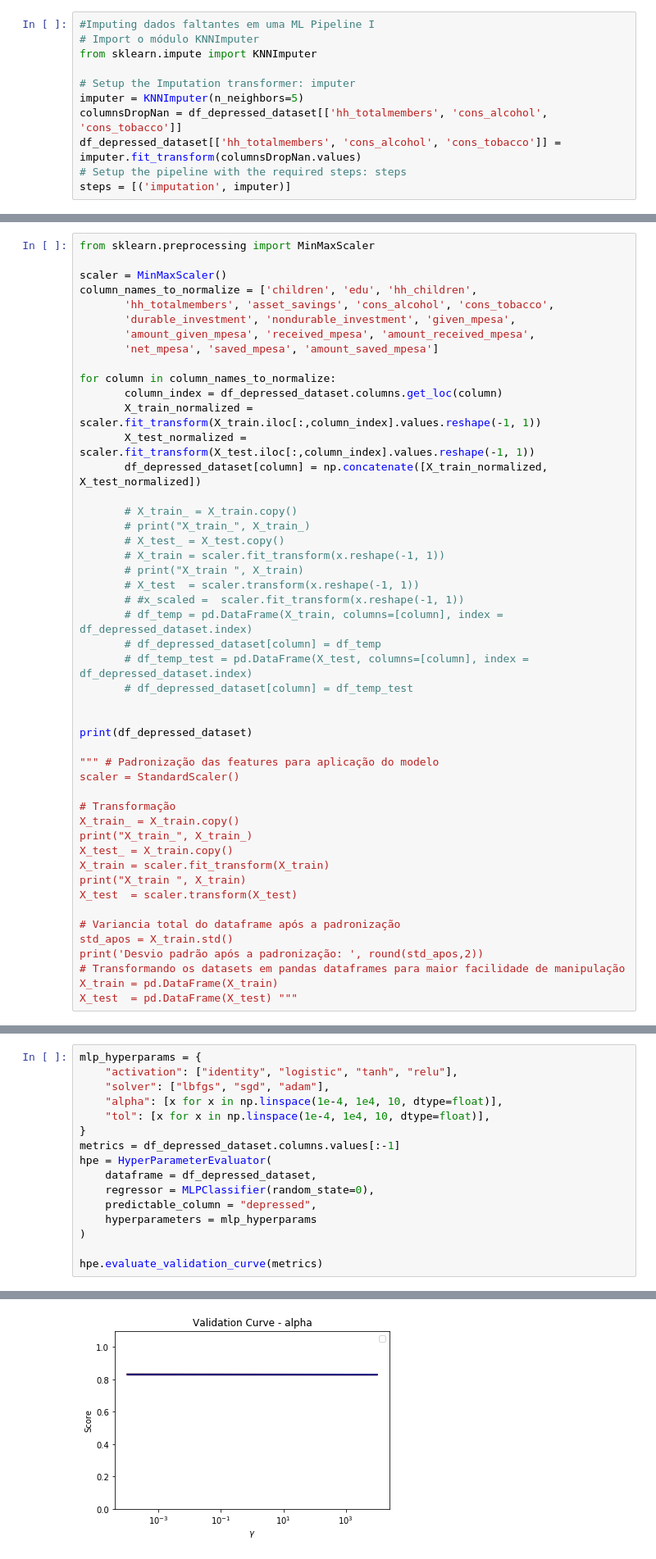
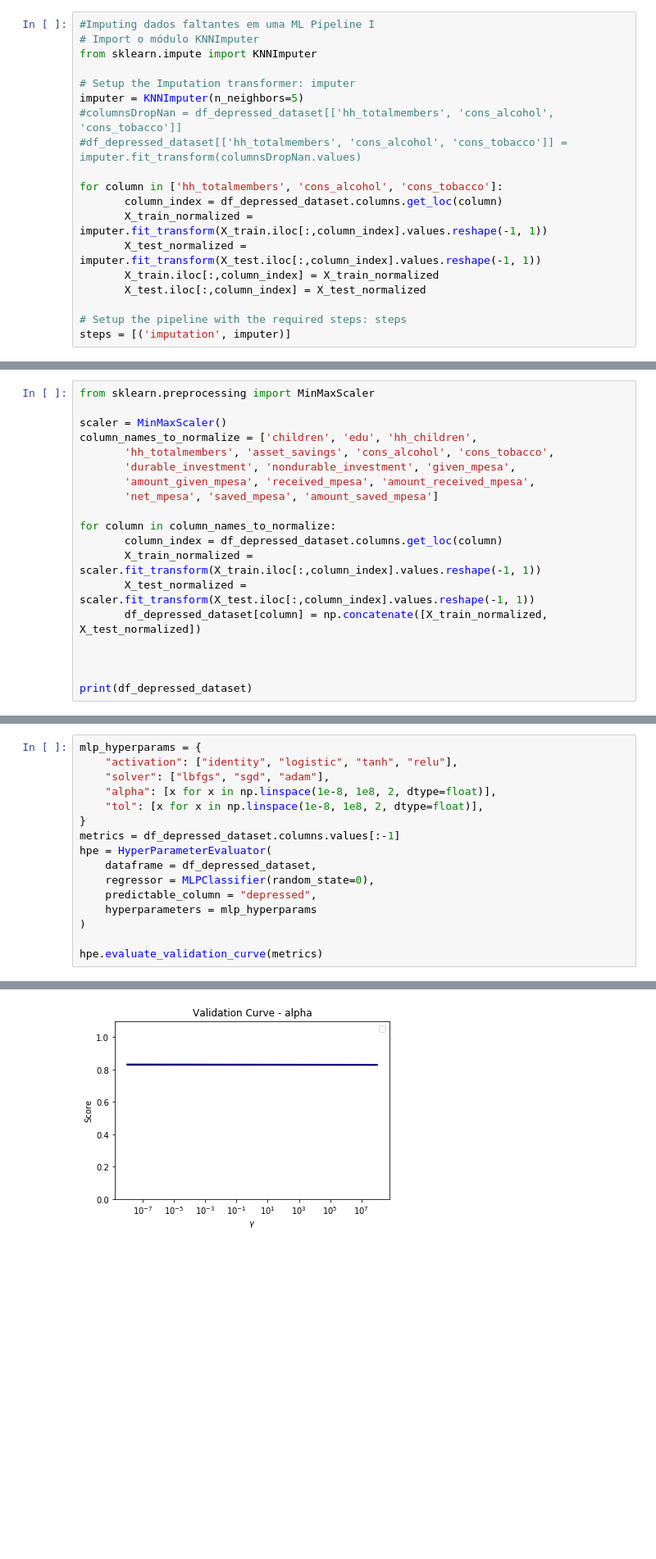
Before and after one commit to kaline/TrabalhoFinalML, a Jupyter notebook: dataset.ipynb, the cells around one changed output, grey strips where cells are left out. Shown at 82% size. Saved outputs shown, nothing was run; the diff lists cells and outputs as text; blank space fills up the shorter version.

```diff
--- a/dataset.ipynb
+++ b/dataset.ipynb
@@ -581,8 +581,16 @@ from sklearn.impute import KNNImputer
 
 # Setup the Imputation transformer: imputer
 imputer = KNNImputer(n_neighbors=5)
-columnsDropNan = df_depressed_dataset[['hh_totalmembers', 'cons_alcohol', 'cons_tobacco']]
-df_depressed_dataset[['hh_totalmembers', 'cons_alcohol', 'cons_tobacco']] = imputer.fit_transform(columnsDropNan.values)
+#columnsDropNan = df_depressed_dataset[['hh_totalmembers', 'cons_alcohol', 'cons_tobacco']]
+#df_depressed_dataset[['hh_totalmembers', 'cons_alcohol', 'cons_tobacco']] = imputer.fit_transform(columnsDropNan.values)
+
+for column in ['hh_totalmembers', 'cons_alcohol', 'cons_tobacco']:
+       column_index = df_depressed_dataset.columns.get_loc(column)
+       X_train_normalized = imputer.fit_transform(X_train.iloc[:,column_index].values.reshape(-1, 1))
+       X_test_normalized = imputer.fit_transform(X_test.iloc[:,column_index].values.reshape(-1, 1))
+       X_train.iloc[:,column_index] = X_train_normalized
+       X_test.iloc[:,column_index] = X_test_normalized
+
 # Setup the pipeline with the required steps: steps
 steps = [('imputation', imputer)]
 # %%
@@ -724,38 +732,9 @@ for column in column_names_to_normalize:
        X_test_normalized = scaler.fit_transform(X_test.iloc[:,column_index].values.reshape(-1, 1))
        df_depressed_dataset[column] = np.concatenate([X_train_normalized, X_test_normalized])
 
-       # X_train_ = X_train.copy()
-       # print("X_train_", X_train_)
-       # X_test_ = X_test.copy()
-       # X_train = scaler.fit_transform(x.reshape(-1, 1))
-       # print("X_train ", X_train)
-       # X_test  = scaler.transform(x.reshape(-1, 1))
-       # #x_scaled =  scaler.fit_transform(x.reshape(-1, 1))
-       # df_temp = pd.DataFrame(X_train, columns=[column], index = df_depressed_dataset.index)
-       # df_depressed_dataset[column] = df_temp
-       # df_temp_test = pd.DataFrame(X_test, columns=[column], index = df_depressed_dataset.index)
-       # df_depressed_dataset[column] = df_temp_test
 
 
 print(df_depressed_dataset)
-
-""" # Padronização das features para aplicação do modelo
-scaler = StandardScaler()
-
-# Transformação
-X_train_ = X_train.copy()
-print("X_train_", X_train_)
-X_test_ = X_train.copy()
-X_train = scaler.fit_transform(X_train)
-print("X_train ", X_train)
-X_test  = scaler.transform(X_test)
-
-# Variancia total do dataframe após a padronização
-std_apos = X_train.std()
-print('Desvio padrão após a padronização: ', round(std_apos,2))
-# Transformando os datasets em pandas dataframes para maior facilidade de manipulação
-X_train = pd.DataFrame(X_train)
-X_test  = pd.DataFrame(X_test) """
 # %% [output]
       femaleres age  married  children       edu  hh_children  \
 0             1  28        1     0.250  0.562500     0.285714
@@ -1068,24 +1046,24 @@ class HyperParameterEvaluator:
 # %%
 mlp_hyperparams = {
     "activation": ["identity", "logistic", "tanh", "relu"],
     "solver": ["lbfgs", "sgd", "adam"],
-    "alpha": [x for x in np.linspace(1e-4, 1e4, 10, dtype=float)],
-    "tol": [x for x in np.linspace(1e-4, 1e4, 10, dtype=float)],
+    "alpha": [x for x in np.linspace(1e-8, 1e8, 2, dtype=float)],
+    "tol": [x for x in np.linspace(1e-8, 1e8, 2, dtype=float)],
 }
 metrics = df_depressed_dataset.columns.values[:-1]
 hpe = HyperParameterEvaluator(
     dataframe = df_depressed_dataset,
     regressor = MLPClassifier(random_state=0),
     predictable_column = "depressed",
     hyperparameters = mlp_hyperparams
 )
 
 hpe.evaluate_validation_curve(metrics)
 # %% [output]
 No handles with labels found to put in legend.
 [figure]
 No handles with labels found to put in legend.
 [figure]
 No handles with labels found to put in legend.
-[figure, old version]
+[figure, new version]
 No handles with labels found to put in legend.
```
Also changed, not shown: parts of 7 cells of this notebook.
